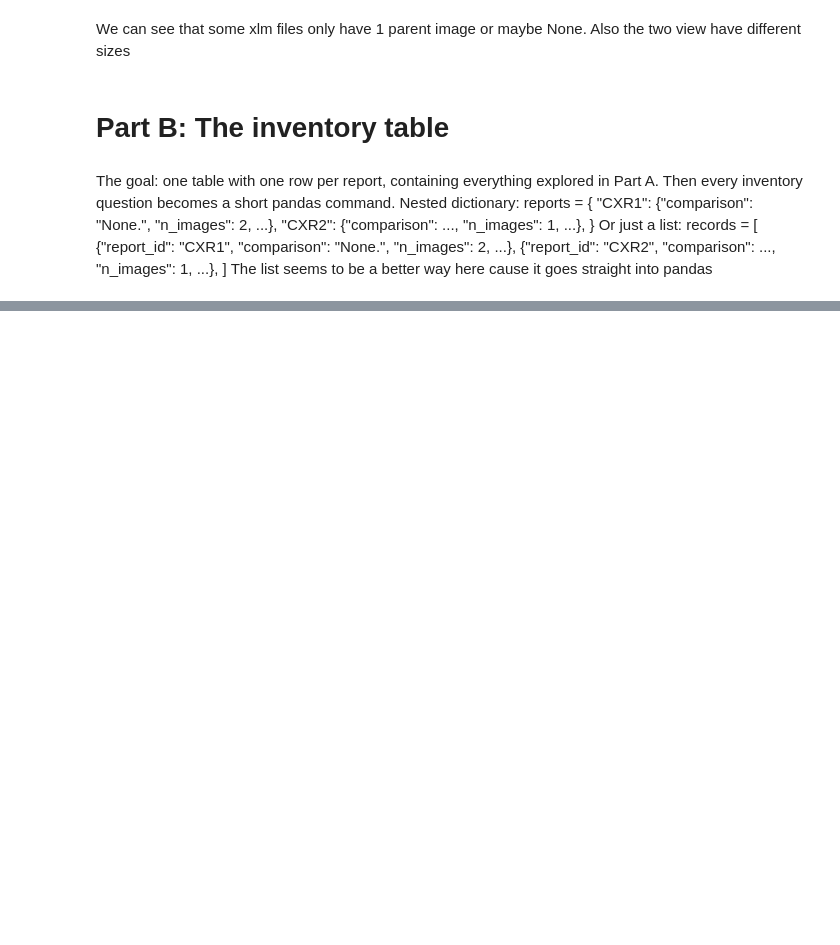
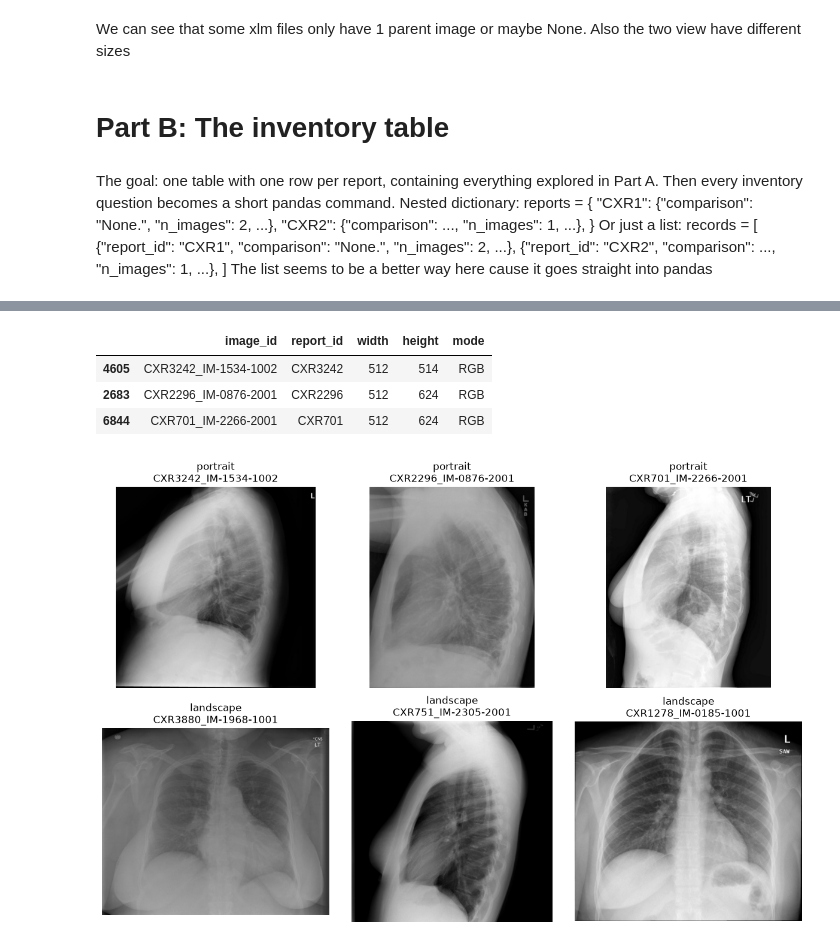
Before and after one commit to Nikolasperreas/cxr-report-generator, a Jupyter notebook: notebooks/01_eda.ipynb, the cells around one changed output, grey strips where cells are left out. Cells and saved outputs as stored; diff of their text form; code cells hidden in the pictures; blank space fills up the shorter version.

```diff
--- a/notebooks/01_eda.ipynb
+++ b/notebooks/01_eda.ipynb
@@ -228,0 +609,34 @@ sections
+# %%
+portrait = img_df[img_df['height'] > img_df['width']]
+landscape = img_df[img_df['height'] < img_df['width']]
+
+portrait_samples = portrait.sample(3, random_state=0)
+landscape_samples = landscape.sample(3,random_state=0)
+# %%
+portrait_samples
+# %% [output]
+|  | image_id | report_id | width | height | mode |
+| 4605 | CXR3242_IM-1534-1002 | CXR3242 | 512 | 514 | RGB |
+| 2683 | CXR2296_IM-0876-2001 | CXR2296 | 512 | 624 | RGB |
+| 6844 | CXR701_IM-2266-2001 | CXR701 | 512 | 624 | RGB |
+# %%
+fig, axes = plt.subplots(2, 3, figsize=(12, 8))
+
+# row 0: portrait samples
+for col, image_id in enumerate(portrait_samples["image_id"]):
+    img = Image.open(IMAGES / f"{image_id}.png")
+    axes[0, col].imshow(img)
+    axes[0, col].set_title(f"portrait\n{image_id}")
+    axes[0, col].axis("off")
+
+# row 1: landscape samples (same code, row 1 and the other table)
+for col, image_id in enumerate(landscape_samples["image_id"]):
+    img = Image.open(IMAGES / f"{image_id}.png")
+    axes[1, col].imshow(img)
+    axes[1, col].set_title(f"landscape\n{image_id}")
+    axes[1, col].axis("off")
+
+plt.tight_layout()
+plt.show()
+# %% [output]
+[figure, added]
```
Also changed, not shown: parts of 68 cells of this notebook.
